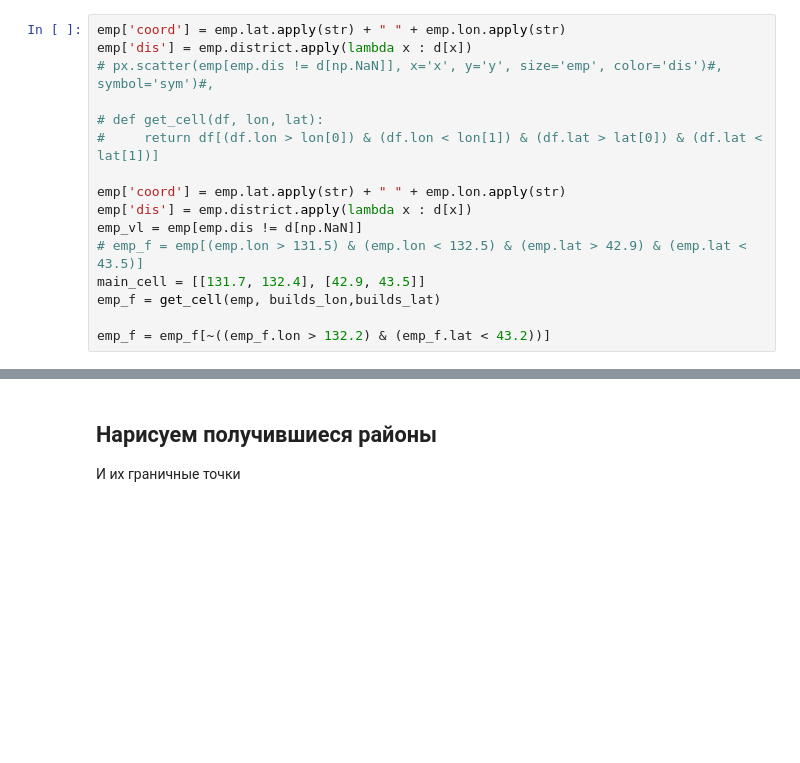
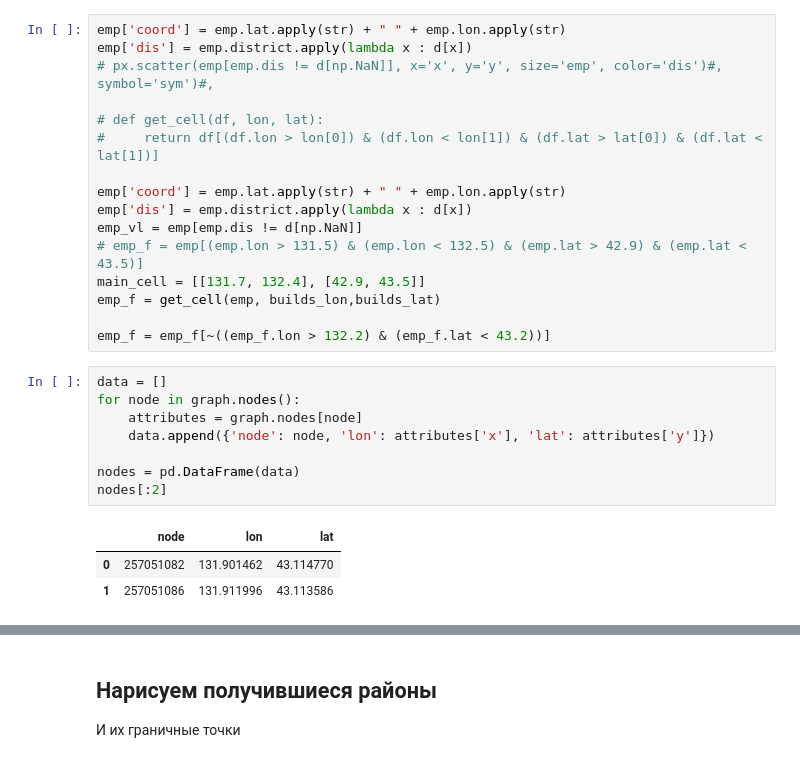
Before and after one commit to ThunderstormXX/TransportNet, a Jupyter notebook: Citytograph/test.ipynb, the cells around one changed output, grey strips where cells are left out. Cells and saved outputs as stored; diff of their text form; blank space fills up the shorter version.

```diff
--- a/Citytograph/test.ipynb
+++ b/Citytograph/test.ipynb
@@ -171,6 +171,18 @@ main_cell = [[131.7, 132.4], [42.9, 43.5]]
 emp_f = get_cell(emp, builds_lon,builds_lat)
 
 emp_f = emp_f[~((emp_f.lon > 132.2) & (emp_f.lat < 43.2))]
+# %%
+data = []
+for node in graph.nodes():
+    attributes = graph.nodes[node]
+    data.append({'node': node, 'lon': attributes['x'], 'lat': attributes['y']})
+
+nodes = pd.DataFrame(data)
+nodes[:2]
+# %% [output]
+|  | node | lon | lat |
+| 0 | 257051082 | 131.901462 | 43.114770 |
+| 1 | 257051086 | 131.911996 | 43.113586 |
 # %%
 borders_lon, borders_lat = [], []
 MIN_COUNT = 10
```
Also changed, not shown: parts of 24 cells of this notebook.
